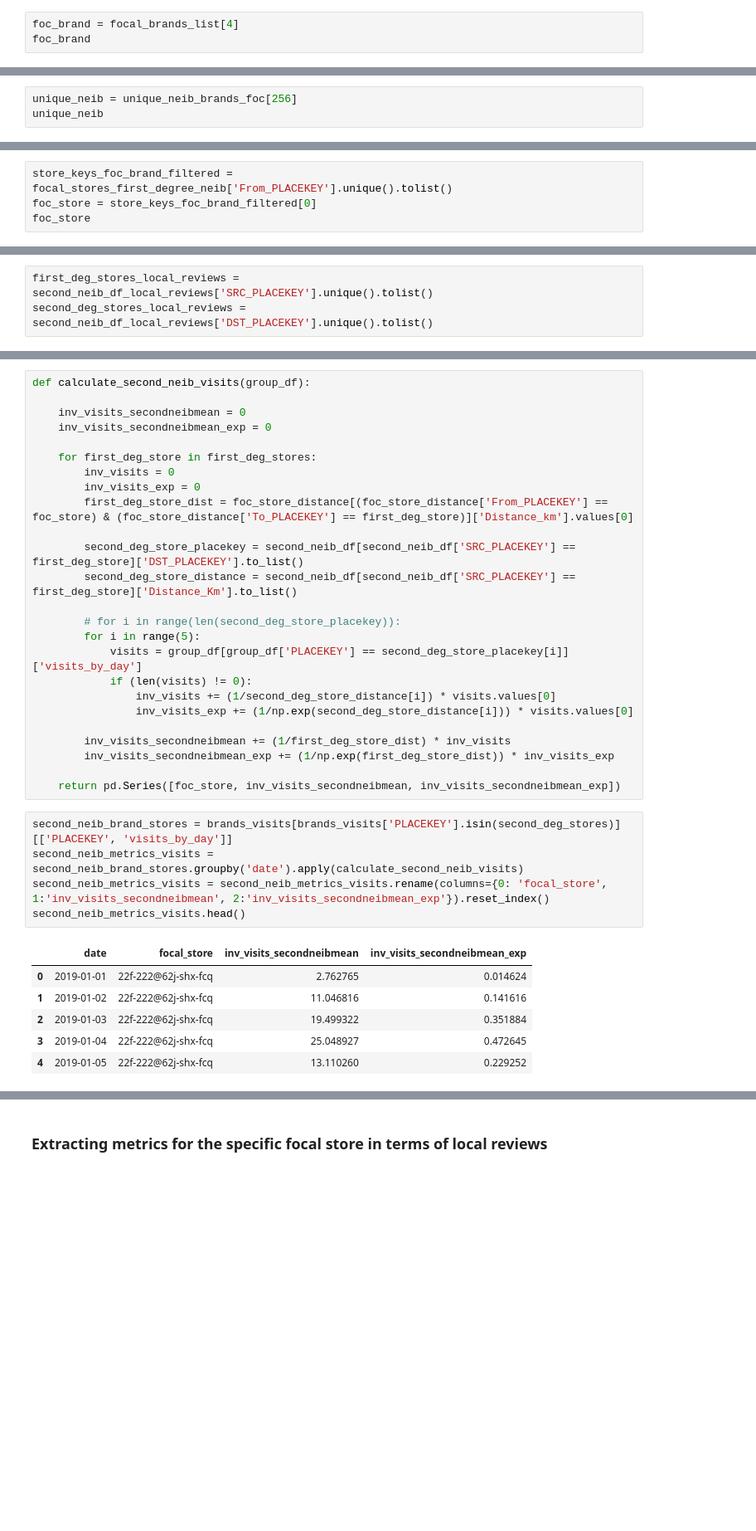
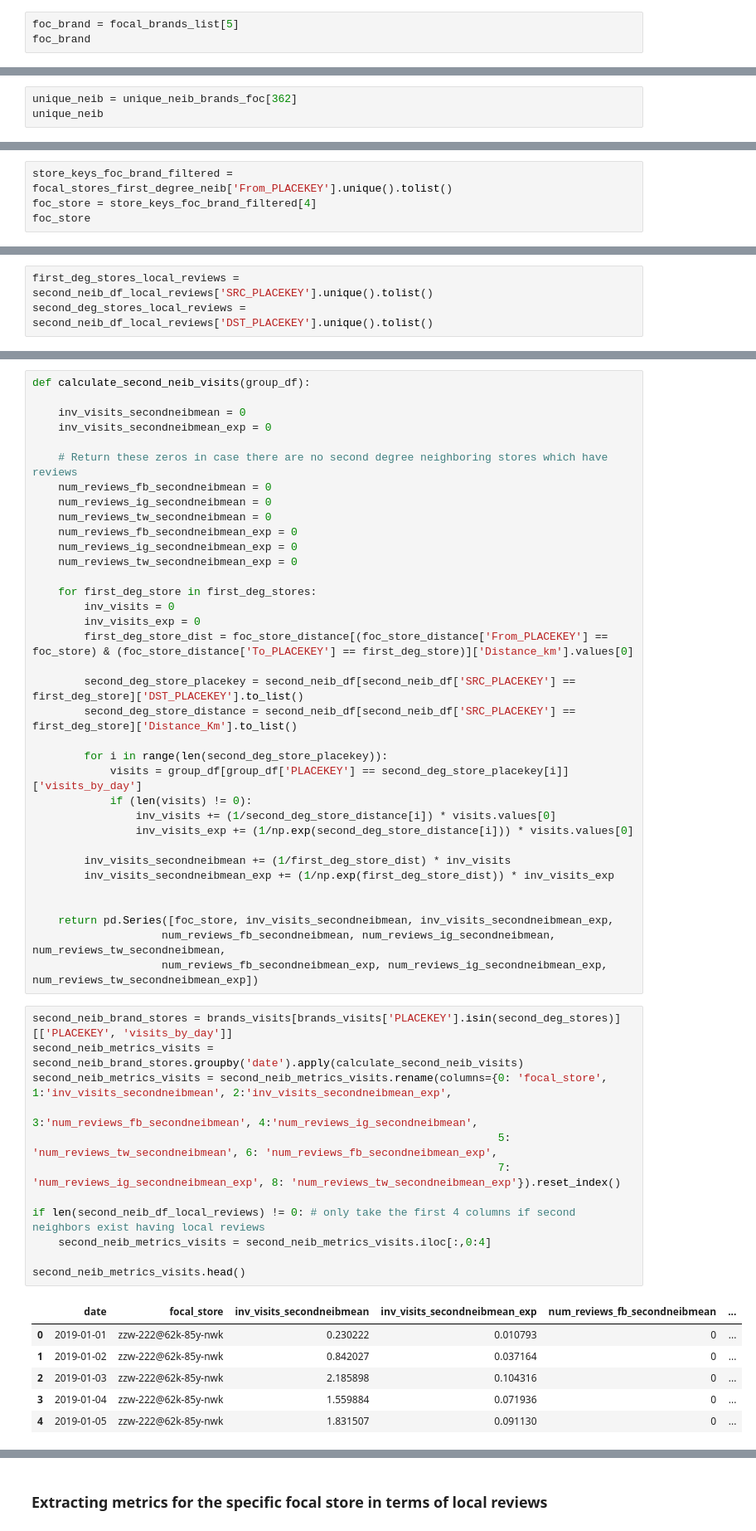
Before and after one commit to embedded-robotics/local-business-network, a Jupyter notebook: step3_calculations.ipynb, the cells around one changed output, grey strips where cells are left out. Shown at 83% size. Cells and saved outputs as stored; diff of their text form; blank space fills up the shorter version.

Commit message:
Added the fix for zero Reviews

```diff
--- a/step3_calculations.ipynb
+++ b/step3_calculations.ipynb
@@ -208,6 +208,6 @@ focal_brands_list
 # %% [markdown]
 Select a focal brand and then extract all the PlaceKeys for this focal brand
 # %%
-foc_brand = focal_brands_list[4]
+foc_brand = focal_brands_list[5]
 foc_brand
 # %% [output]
@@ -271,6 +271,6 @@ len(unique_neib_brands_foc)
 2. Filter them as per Neib PlaceKeys for all the focal stores
 3. For each focal store, calculate first neib metrics (with local reviews if it is present in local_reviews, else only calculate visits from brand_visits data)
 # %%
-unique_neib = unique_neib_brands_foc[256]
+unique_neib = unique_neib_brands_foc[362]
 unique_neib
 # %% [output]
@@ -338,5 +305,5 @@ focal_stores_first_degree_neib
 # %%
 store_keys_foc_brand_filtered = focal_stores_first_degree_neib['From_PLACEKEY'].unique().tolist()
-foc_store = store_keys_foc_brand_filtered[0]
+foc_store = store_keys_foc_brand_filtered[4]
 foc_store
 # %% [output]
@@ -531,6 +472,14 @@ def calculate_second_neib_visits(group_df):
 
     inv_visits_secondneibmean = 0
     inv_visits_secondneibmean_exp = 0
+
+    # Return these zeros in case there are no second degree neighboring stores which have reviews
+    num_reviews_fb_secondneibmean = 0
+    num_reviews_ig_secondneibmean = 0
+    num_reviews_tw_secondneibmean = 0
+    num_reviews_fb_secondneibmean_exp = 0
+    num_reviews_ig_secondneibmean_exp = 0
+    num_reviews_tw_secondneibmean_exp = 0
 
     for first_deg_store in first_deg_stores:
         inv_visits = 0
@@ -540,8 +489,7 @@ def calculate_second_neib_visits(group_df):
         second_deg_store_placekey = second_neib_df[second_neib_df['SRC_PLACEKEY'] == first_deg_store]['DST_PLACEKEY'].to_list()
         second_deg_store_distance = second_neib_df[second_neib_df['SRC_PLACEKEY'] == first_deg_store]['Distance_Km'].to_list()
 
-        # for i in range(len(second_deg_store_placekey)):
-        for i in range(5):
+        for i in range(len(second_deg_store_placekey)):
             visits = group_df[group_df['PLACEKEY'] == second_deg_store_placekey[i]]['visits_by_day']
             if (len(visits) != 0):
                 inv_visits += (1/second_deg_store_distance[i]) * visits.values[0]
@@ -550,19 +498,29 @@ def calculate_second_neib_visits(group_df):
         inv_visits_secondneibmean += (1/first_deg_store_dist) * inv_visits
         inv_visits_secondneibmean_exp += (1/np.exp(first_deg_store_dist)) * inv_visits_exp
 
-    return pd.Series([foc_store, inv_visits_secondneibmean, inv_visits_secondneibmean_exp])
+
+    return pd.Series([foc_store, inv_visits_secondneibmean, inv_visits_secondneibmean_exp,
+                    num_reviews_fb_secondneibmean, num_reviews_ig_secondneibmean, num_reviews_tw_secondneibmean,
+                    num_reviews_fb_secondneibmean_exp, num_reviews_ig_secondneibmean_exp, num_reviews_tw_secondneibmean_exp])
 # %%
 second_neib_brand_stores = brands_visits[brands_visits['PLACEKEY'].isin(second_deg_stores)][['PLACEKEY', 'visits_by_day']]
 second_neib_metrics_visits = second_neib_brand_stores.groupby('date').apply(calculate_second_neib_visits)
-second_neib_metrics_visits = second_neib_metrics_visits.rename(columns={0: 'focal_store', 1:'inv_visits_secondneibmean', 2:'inv_visits_secondneibmean_exp'}).reset_index()
+second_neib_metrics_visits = second_neib_metrics_visits.rename(columns={0: 'focal_store', 1:'inv_visits_secondneibmean', 2:'inv_visits_secondneibmean_exp',
+                                                                        3:'num_reviews_fb_secondneibmean', 4:'num_reviews_ig_secondneibmean',
+                                                                        5: 'num_reviews_tw_secondneibmean', 6: 'num_reviews_fb_secondneibmean_exp',
+                                                                        7: 'num_reviews_ig_secondneibmean_exp', 8: 'num_reviews_tw_secondneibmean_exp'}).reset_index()
+
+if len(second_neib_df_local_reviews) != 0: # only take the first 4 columns if second neighbors exist having local reviews
+    second_neib_metrics_visits = second_neib_metrics_visits.iloc[:,0:4]
+
 second_neib_metrics_visits.head()
 # %% [output]
-|  | date | focal_store | inv_visits_secondneibmean | inv_visits_secondneibmean_exp |
-| 0 | 2019-01-01 | 22f-222@62j-shx-fcq | 2.762765 | 0.014624 |
-| 1 | 2019-01-02 | 22f-222@62j-shx-fcq | 11.046816 | 0.141616 |
-| 2 | 2019-01-03 | 22f-222@62j-shx-fcq | 19.499322 | 0.351884 |
-| 3 | 2019-01-04 | 22f-222@62j-shx-fcq | 25.048927 | 0.472645 |
-| 4 | 2019-01-05 | 22f-222@62j-shx-fcq | 13.110260 | 0.229252 |
+|  | date | focal_store | inv_visits_secondneibmean | inv_visits_secondneibmean_exp | num_reviews_fb_secondneibmean | ... |
+| 0 | 2019-01-01 | zzw-222@62k-85y-nwk | 0.230222 | 0.010793 | 0 | ... |
+| 1 | 2019-01-02 | zzw-222@62k-85y-nwk | 0.842027 | 0.037164 | 0 | ... |
+| 2 | 2019-01-03 | zzw-222@62k-85y-nwk | 2.185898 | 0.104316 | 0 | ... |
+| 3 | 2019-01-04 | zzw-222@62k-85y-nwk | 1.559884 | 0.071936 | 0 | ... |
+| 4 | 2019-01-05 | zzw-222@62k-85y-nwk | 1.831507 | 0.091130 | 0 | ... |
 # %%
 def calculate_second_neib_mean_reviews(group_df):
 
```
Also changed, not shown: parts of 27 cells of this notebook, 1 other file.
